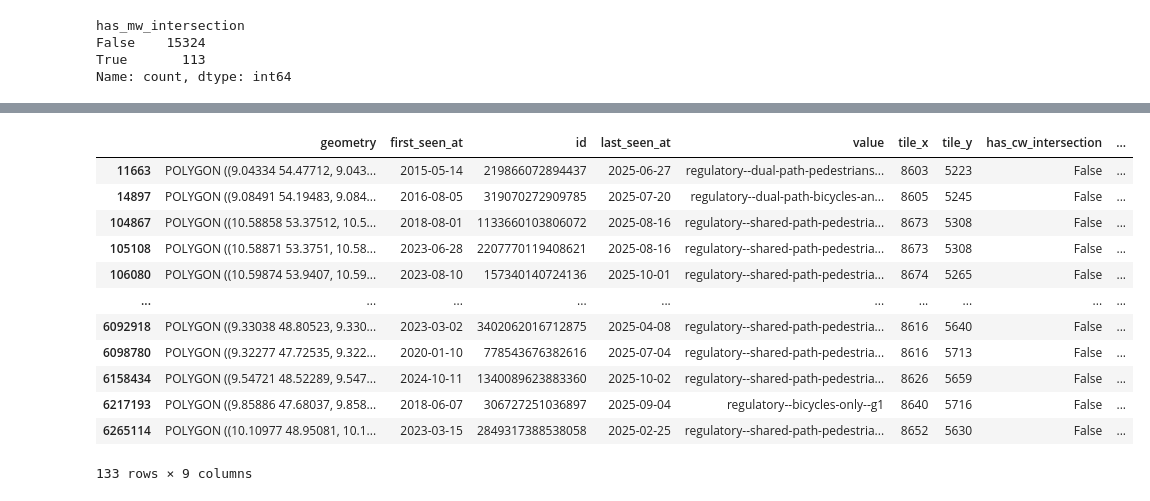
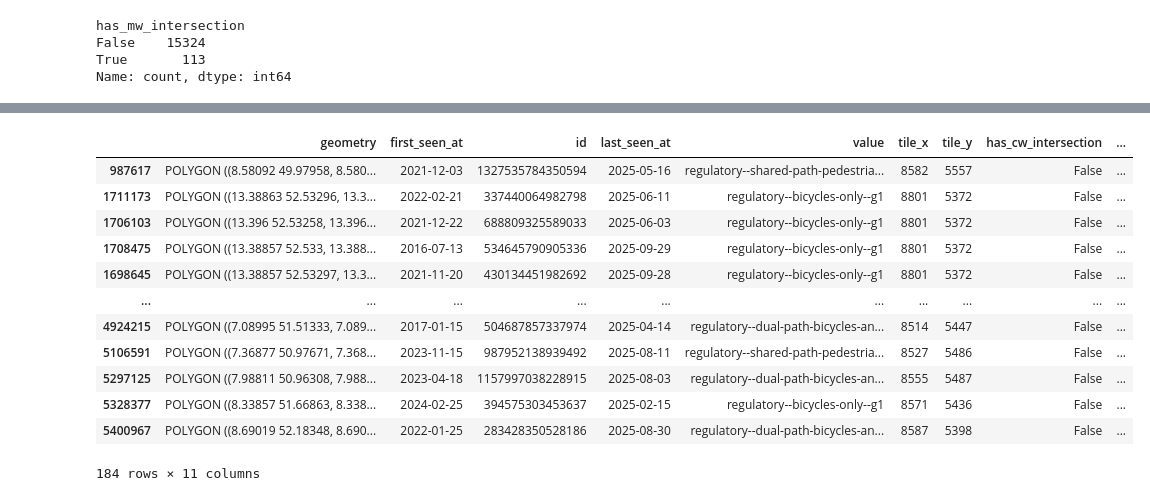
Before and after one commit to vizsim/mapillary_trafficsigns, a Jupyter notebook: use_cases/cycleway_complete_campaign/1_merge_mapillary-trafficsigns_osm-cycleways.ipynb, the cells around one changed output, grey strips where cells are left out. Drawn from its saved outputs; the diff is of its cells as text; code cells hidden in the pictures.

```diff
--- a/use_cases/cycleway_complete_campaign/1_merge_mapillary-trafficsigns_osm-cycleways.ipynb
+++ b/use_cases/cycleway_complete_campaign/1_merge_mapillary-trafficsigns_osm-cycleways.ipynb
@@ -306 +357,17 @@ len(df_buffered_false)
+# %%
+df_buffered_both_false
+# %% [output]
+|  | geometry | first_seen_at | id | last_seen_at | value | tile_x | tile_y | has_cw_intersection | ... |
+| 987617 | POLYGON ((8.58092 49.97958, 8.580... | 2021-12-03 | 1327535784350594 | 2025-05-16 | regulatory--shared-path-pedestria... | 8582 | 5557 | False | ... |
+| 1711173 | POLYGON ((13.38863 52.53296, 13.3... | 2022-02-21 | 337440064982798 | 2025-06-11 | regulatory--bicycles-only--g1 | 8801 | 5372 | False | ... |
+| 1706103 | POLYGON ((13.396 52.53258, 13.396... | 2021-12-22 | 688809325589033 | 2025-06-03 | regulatory--bicycles-only--g1 | 8801 | 5372 | False | ... |
+| 1708475 | POLYGON ((13.38857 52.533, 13.388... | 2016-07-13 | 534645790905336 | 2025-09-29 | regulatory--bicycles-only--g1 | 8801 | 5372 | False | ... |
+| 1698645 | POLYGON ((13.38857 52.53297, 13.3... | 2021-11-20 | 430134451982692 | 2025-09-28 | regulatory--bicycles-only--g1 | 8801 | 5372 | False | ... |
+| ... | ... | ... | ... | ... | ... | ... | ... | ... | ... |
+| 4924215 | POLYGON ((7.08995 51.51333, 7.089... | 2017-01-15 | 504687857337974 | 2025-04-14 | regulatory--dual-path-bicycles-an... | 8514 | 5447 | False | ... |
+| 5106591 | POLYGON ((7.36877 50.97671, 7.368... | 2023-11-15 | 987952138939492 | 2025-08-11 | regulatory--shared-path-pedestria... | 8527 | 5486 | False | ... |
+| 5297125 | POLYGON ((7.98811 50.96308, 7.988... | 2023-04-18 | 1157997038228915 | 2025-08-03 | regulatory--dual-path-bicycles-an... | 8555 | 5487 | False | ... |
+| 5328377 | POLYGON ((8.33857 51.66863, 8.338... | 2024-02-25 | 394575303453637 | 2025-02-15 | regulatory--bicycles-only--g1 | 8571 | 5436 | False | ... |
+| 5400967 | POLYGON ((8.69019 52.18348, 8.690... | 2022-01-25 | 283428350528186 | 2025-08-30 | regulatory--dual-path-bicycles-an... | 8587 | 5398 | False | ... |
+184 rows × 11 columns
 # %%
@@ -310,19 +378,3 @@ len(df_buffered_false)
 #     popup=True,
 #     tooltip=["value", "first_seen_at", "last_seen_at"]
 # )
-# %%
-df_buffered_false
-# %% [output]
-|  | geometry | first_seen_at | id | last_seen_at | value | tile_x | tile_y | has_cw_intersection | ... |
-| 11663 | POLYGON ((9.04334 54.47712, 9.043... | 2015-05-14 | 219866072894437 | 2025-06-27 | regulatory--dual-path-pedestrians... | 8603 | 5223 | False | ... |
-| 14897 | POLYGON ((9.08491 54.19483, 9.084... | 2016-08-05 | 319070272909785 | 2025-07-20 | regulatory--dual-path-bicycles-an... | 8605 | 5245 | False | ... |
-| 104867 | POLYGON ((10.58858 53.37512, 10.5... | 2018-08-01 | 1133660103806072 | 2025-08-16 | regulatory--shared-path-pedestria... | 8673 | 5308 | False | ... |
-| 105108 | POLYGON ((10.58871 53.3751, 10.58... | 2023-06-28 | 2207770119408621 | 2025-08-16 | regulatory--shared-path-pedestria... | 8673 | 5308 | False | ... |
-| 106080 | POLYGON ((10.59874 53.9407, 10.59... | 2023-08-10 | 157340140724136 | 2025-10-01 | regulatory--shared-path-pedestria... | 8674 | 5265 | False | ... |
-| ... | ... | ... | ... | ... | ... | ... | ... | ... | ... |
-| 6092918 | POLYGON ((9.33038 48.80523, 9.330... | 2023-03-02 | 3402062016712875 | 2025-04-08 | regulatory--shared-path-pedestria... | 8616 | 5640 | False | ... |
-| 6098780 | POLYGON ((9.32277 47.72535, 9.322... | 2020-01-10 | 778543676382616 | 2025-07-04 | regulatory--shared-path-pedestria... | 8616 | 5713 | False | ... |
-| 6158434 | POLYGON ((9.54721 48.52289, 9.547... | 2024-10-11 | 1340089623883360 | 2025-10-02 | regulatory--shared-path-pedestria... | 8626 | 5659 | False | ... |
-| 6217193 | POLYGON ((9.85886 47.68037, 9.858... | 2018-06-07 | 306727251036897 | 2025-09-04 | regulatory--bicycles-only--g1 | 8640 | 5716 | False | ... |
-| 6265114 | POLYGON ((10.10977 48.95081, 10.1... | 2023-03-15 | 2849317388538058 | 2025-02-25 | regulatory--shared-path-pedestria... | 8652 | 5630 | False | ... |
-133 rows × 9 columns
```
Also changed, not shown: parts of 50 cells of this notebook, 2 other files.
